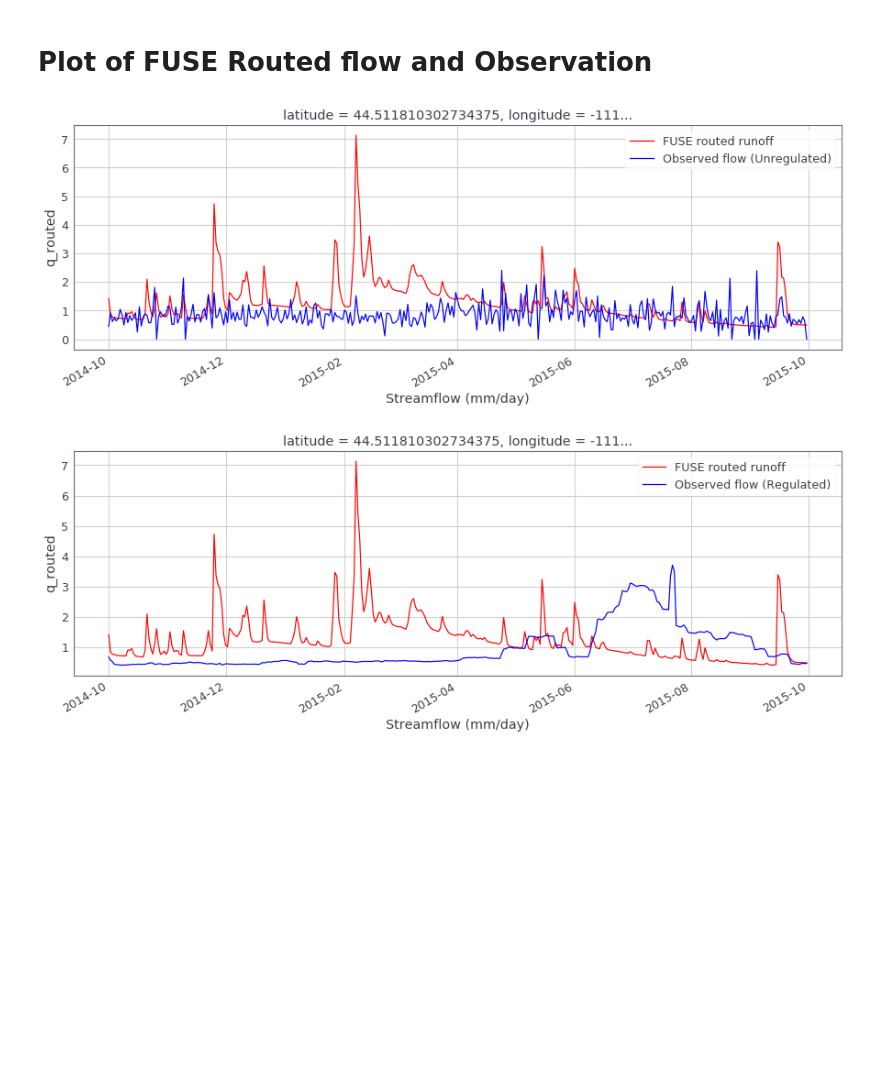
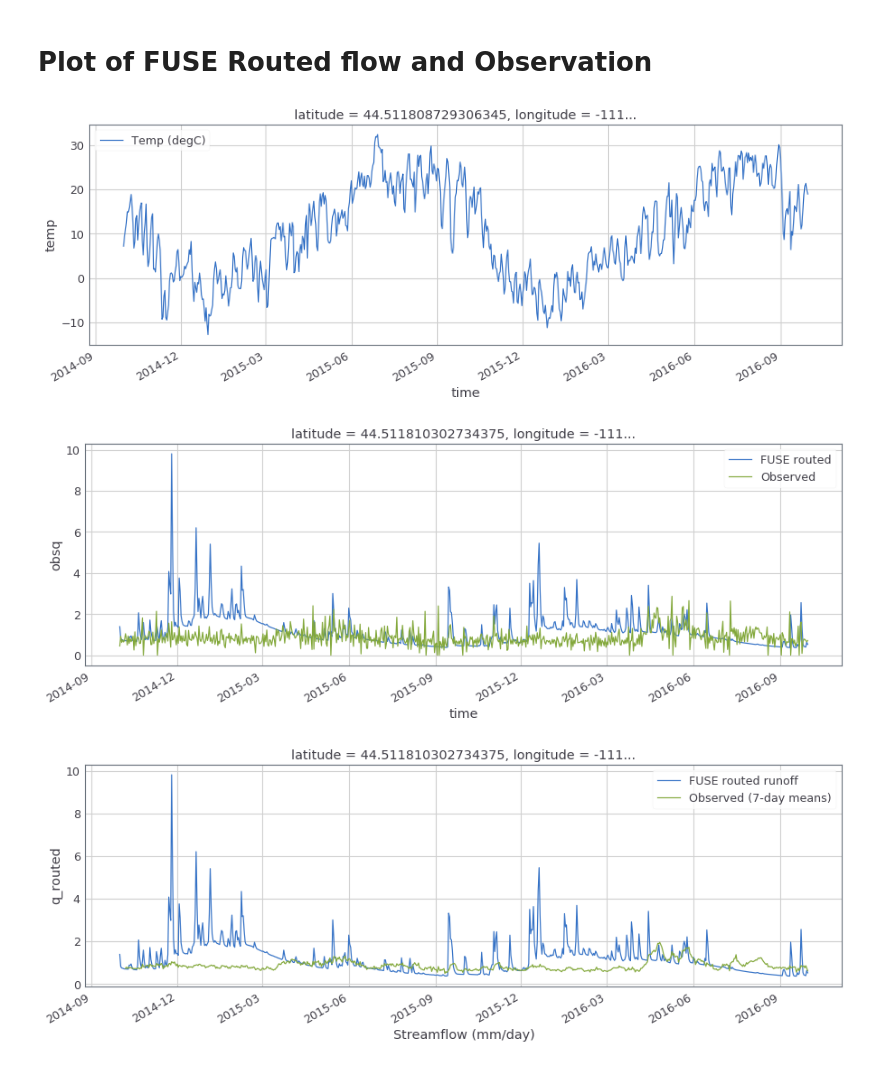
Before and after one commit to msaharia/aasi, a Jupyter notebook: plotFUSEoutput.ipynb, the cells around one changed output. Drawn from its saved outputs; the diff is of its cells as text; code cells hidden in the pictures; blank space fills up the shorter version.

Commit message:
Updated with rolling means

```diff
--- a/plotFUSEoutput.ipynb
+++ b/plotFUSEoutput.ipynb
@@ -8,16 +8,19 @@ import pandas as pd
 jtplot.style(theme='grade3')
 # %%
 # User-Supplied
-file = '/glade/p/work/anewman/ff/islandpark/output/snow_run.nc'   # Fuse output file
+file = '/glade/p/work/manab/ff/islandpark/output/001_001_runs_def.nc'   # Fuse output file
+forc = '/glade/p/work/manab/ff/islandpark/inputnew/001.nc'   #Forcing file
 # %%
 out = xr.open_dataset(file)
+forc = xr.open_dataset(forc, engine='netcdf4')
 print("All variables available in the Output file: ", list(out.variables.keys()))
 
-def plotncvar(ncvar, xlabel, ylabel):
+def plotncvar(ncdat, ncvar, xlabel, ylabel):
     plt.figure(figsize=(15, 5))
-    out[ncvar].plot()
+    ncdat[ncvar].plot()
     plt.title(' ')
     plt.ylabel(xlabel, fontsize = 16)
     plt.xlabel(ylabel, fontsize = 16)
+    plt.legend()
     plt.show()
 # %% [output]
@@ -83,22 +85,33 @@ plt.show()
 # Plot of FUSE Routed flow and Observation
 # %%
 starttime = '2014-10-01'
-endtime = '2015-09-30'
+endtime = '2016-09-30'
+
+# obs2 = obs['unregflow'].rolling(window = 1, freq="m").mean().dropna()  # Monthly means for smoothing
+obs2 = out['obsq'].rolling(time=7).mean().dropna('time')
 
 plt.figure(figsize=(15,5))
-out['q_routed'].loc[starttime: endtime].plot(label = 'FUSE routed runoff', color = 'red')
-unreg.loc[starttime: endtime].plot(label = 'Observed flow (Unregulated)', color = 'blue')
-#out['ppt'].loc[starttime: endtime].plot(label = 'Precip', color = 'grey')
 plt.xlabel('Streamflow (mm/day)')
+forc['temp'].loc[starttime: endtime].plot(label = 'Temp (degC)')
 plt.legend()
 plt.show()
 
 plt.figure(figsize=(15,5))
-out['q_routed'].loc[starttime: endtime].plot(label = 'FUSE routed runoff', color = 'red')
-reg.loc[starttime: endtime].plot(label = 'Observed flow (Regulated)', color = 'blue')
+plt.xlabel('Streamflow (mm/day)')
+out['q_routed'].loc[starttime: endtime].plot(label = 'FUSE routed')
+out['obsq'].loc[starttime: endtime].plot(label = 'Observed')
+plt.legend()
+plt.show()
+
+plt.figure(figsize=(15,5))
+out['q_routed'].loc[starttime: endtime].plot(label = 'FUSE routed runoff')
+#unreg.loc[starttime: endtime].plot(label = 'Observed flow (Unregulated)', color = 'blue')
+#out2['obsq'].loc[starttime: endtime].plot(label = 'Observed flow (Unregulated monthly means)', color = 'grey')
+out['obsq'].loc[starttime: endtime].rolling(time=7).mean().dropna('time').plot(label = 'Observed (7-day means)')
 plt.xlabel('Streamflow (mm/day)')
 plt.legend()
 plt.show()
 # %% [output]
-[figure, old version]
+[figure, new version]
-[figure, old version]
+[figure, new version]
+[figure, added]
```
Also changed, not shown: parts of 3 cells of this notebook.
